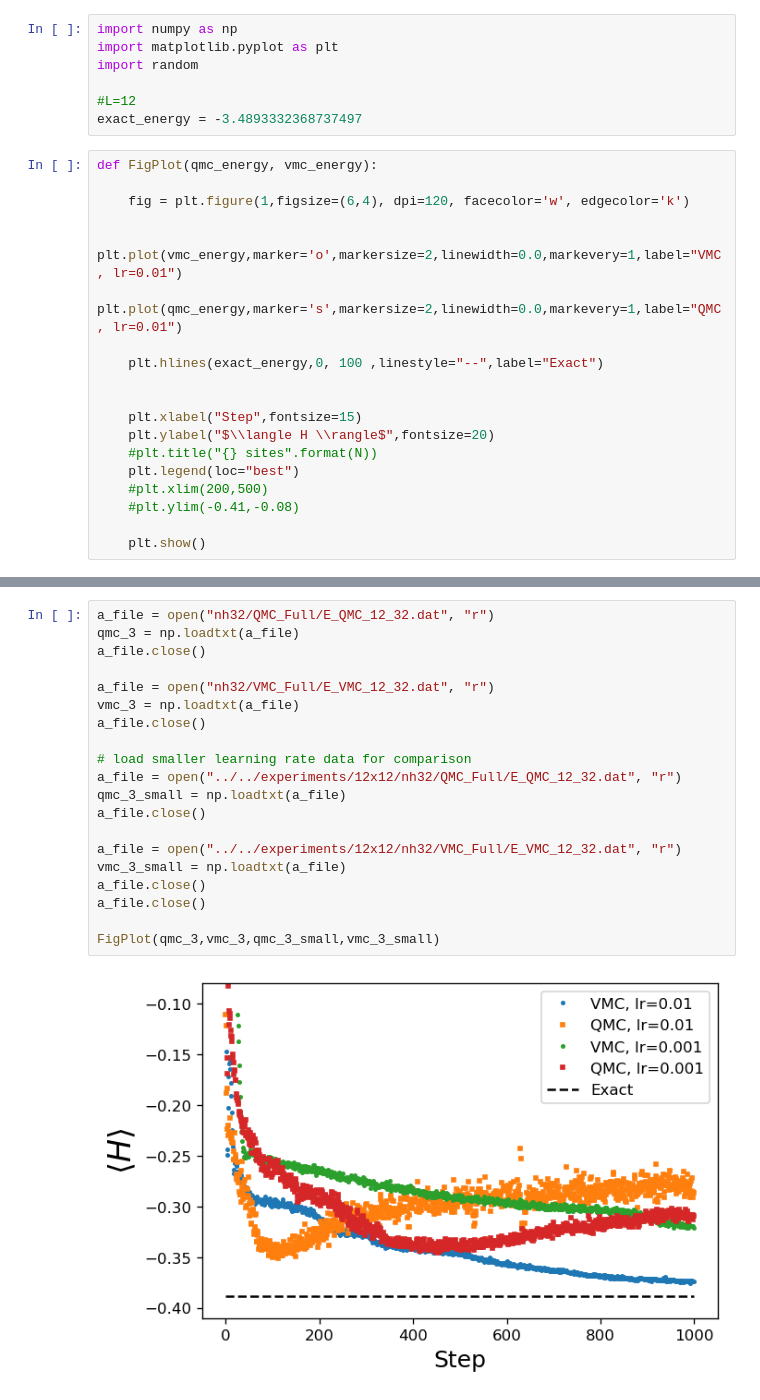
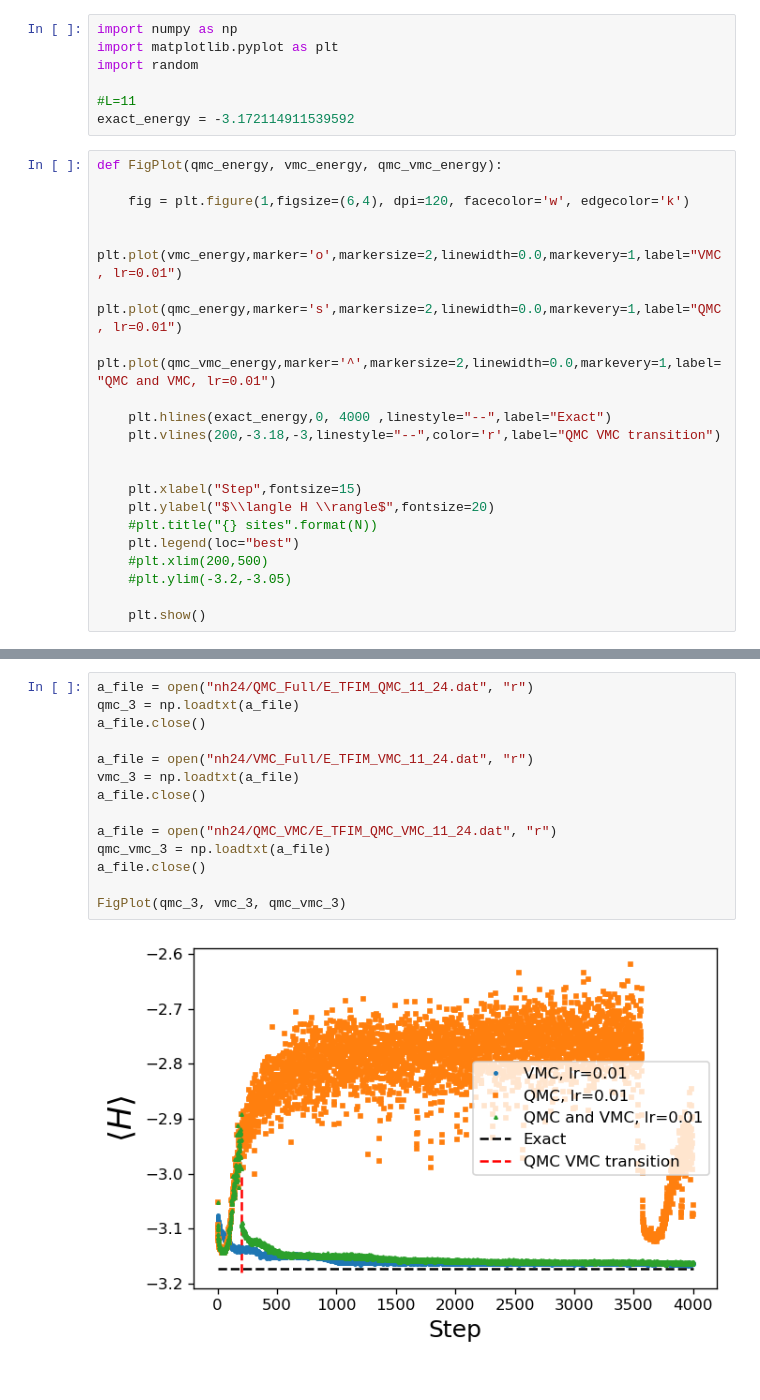
Before and after one commit to MelkoCollective/NeuralNetworks-for-Quantum, a Jupyter notebook: src_qmc_vmc/experiments_TFIM/11x11/Analysis.ipynb, the cells around one changed output, grey strips where cells are left out. Drawn from its saved outputs; the diff is of its cells as text.

Commit message:
Complete TFIM data

```diff
--- a/src_qmc_vmc/experiments_TFIM/11x11/Analysis.ipynb
+++ b/src_qmc_vmc/experiments_TFIM/11x11/Analysis.ipynb
@@ -3,17 +3,19 @@ import numpy as np
 import matplotlib.pyplot as plt
 import random
 
-#L=12
-exact_energy = -3.4893332368737497
+#L=11
+exact_energy = -3.172114911539592
 # %%
-def FigPlot(qmc_energy, vmc_energy):
+def FigPlot(qmc_energy, vmc_energy, qmc_vmc_energy):
 
     fig = plt.figure(1,figsize=(6,4), dpi=120, facecolor='w', edgecolor='k')
 
     plt.plot(vmc_energy,marker='o',markersize=2,linewidth=0.0,markevery=1,label="VMC, lr=0.01")
     plt.plot(qmc_energy,marker='s',markersize=2,linewidth=0.0,markevery=1,label="QMC, lr=0.01")
+    plt.plot(qmc_vmc_energy,marker='^',markersize=2,linewidth=0.0,markevery=1,label="QMC and VMC, lr=0.01")
 
-    plt.hlines(exact_energy,0, 100 ,linestyle="--",label="Exact")
+    plt.hlines(exact_energy,0, 4000 ,linestyle="--",label="Exact")
+    plt.vlines(200,-3.18,-3,linestyle="--",color='r',label="QMC VMC transition")
 
 
     plt.xlabel("Step",fontsize=15)
@@ -21,7 +23,7 @@ def FigPlot(qmc_energy, vmc_energy):
     #plt.title("{} sites".format(N))
     plt.legend(loc="best")
     #plt.xlim(200,500)
-    #plt.ylim(-0.41,-0.08)
+    #plt.ylim(-3.2,-3.05)
 
     plt.show()
 # %%
@@ -61,22 +61,16 @@ FigPlot(qmc_2,vmc_2,qmc_2_small,vmc_2_small)
 # %%
-a_file = open("nh32/QMC_Full/E_QMC_12_32.dat", "r")
+a_file = open("nh24/QMC_Full/E_TFIM_QMC_11_24.dat", "r")
 qmc_3 = np.loadtxt(a_file)
 a_file.close()
 
-a_file = open("nh32/VMC_Full/E_VMC_12_32.dat", "r")
+a_file = open("nh24/VMC_Full/E_TFIM_VMC_11_24.dat", "r")
 vmc_3 = np.loadtxt(a_file)
 a_file.close()
 
-# load smaller learning rate data for comparison
-a_file = open("../../experiments/12x12/nh32/QMC_Full/E_QMC_12_32.dat", "r")
-qmc_3_small = np.loadtxt(a_file)
+a_file = open("nh24/QMC_VMC/E_TFIM_QMC_VMC_11_24.dat", "r")
+qmc_vmc_3 = np.loadtxt(a_file)
 a_file.close()
 
-a_file = open("../../experiments/12x12/nh32/VMC_Full/E_VMC_12_32.dat", "r")
-vmc_3_small = np.loadtxt(a_file)
-a_file.close()
-a_file.close()
-
-FigPlot(qmc_3,vmc_3,qmc_3_small,vmc_3_small)
+FigPlot(qmc_3, vmc_3, qmc_vmc_3)
 # %% [output]
-[figure, old version]
+[figure, new version]
```
Also changed, not shown: parts of 6 cells of this notebook, 29 other files.
